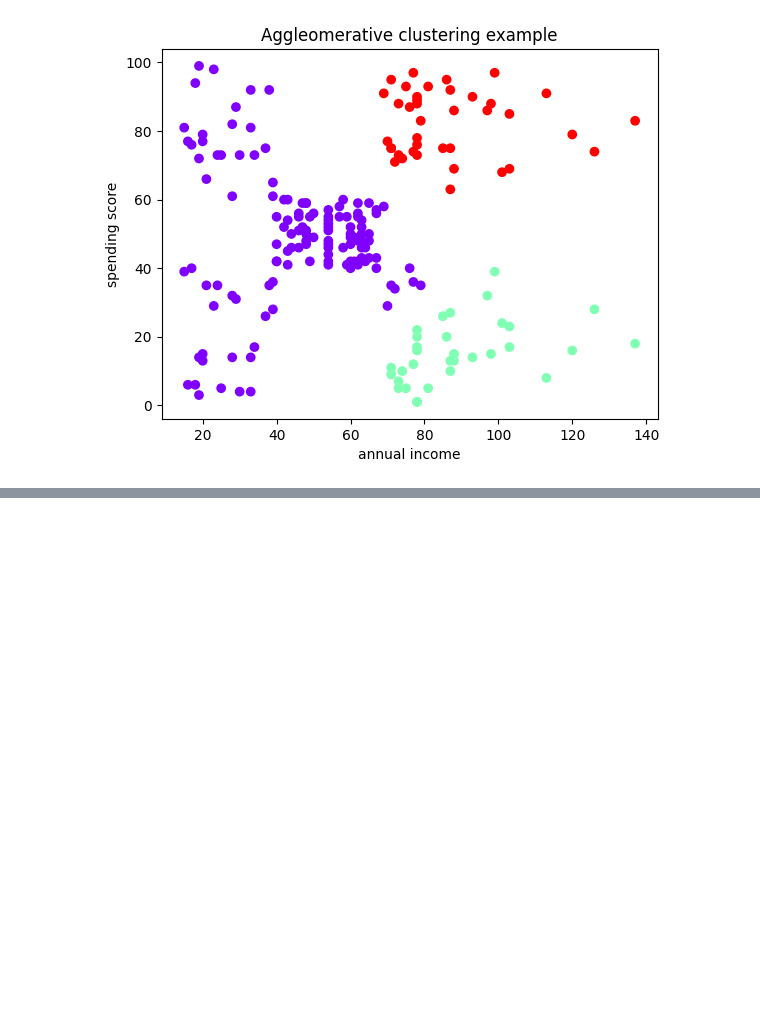
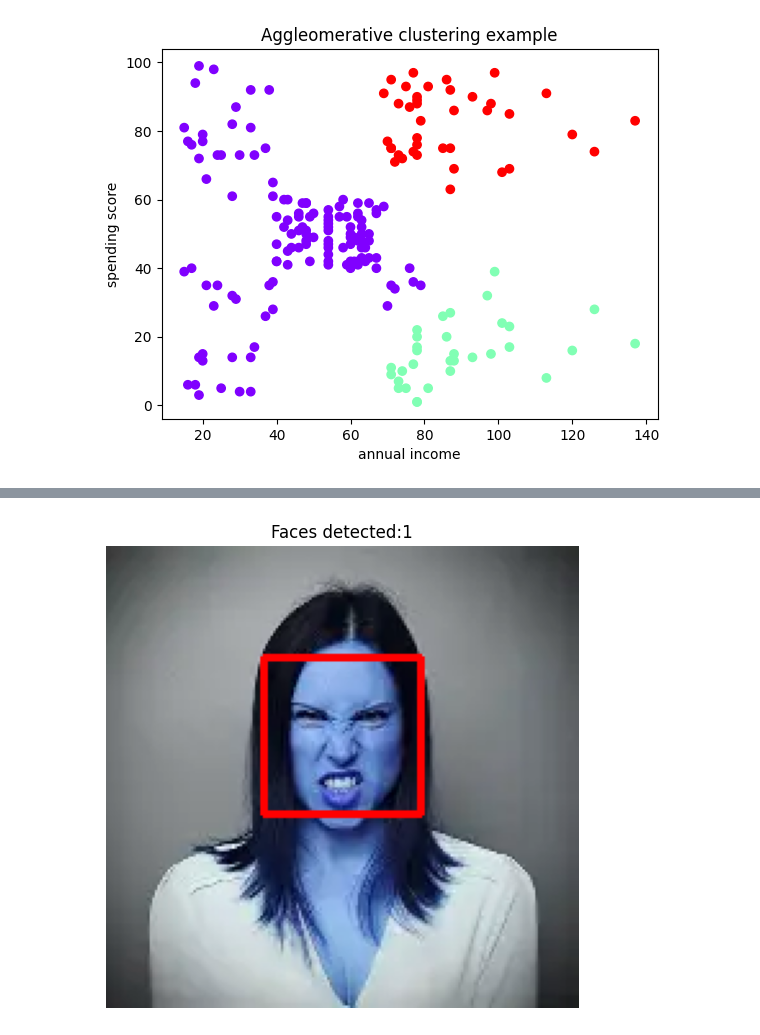
Before and after one commit to yaminiparmesh/LINEAR-REGRESSION, a Jupyter notebook: LinearRegression.ipynb, the cells around one changed output, grey strips where cells are left out. Saved outputs shown, nothing was run; the diff lists cells and outputs as text; code cells hidden in the pictures; blank space fills up the shorter version.

```diff
--- a/LinearRegression.ipynb
+++ b/LinearRegression.ipynb
@@ -204,0 +236,3 @@ plt.show()
+# %%
+image_file='/content/OIP (5).webp'
+image=cv2.imread(image_file)
@@ -204,0 +260,8 @@ plt.show()
+# %%
+plt.figure(figsize=(8,6))
+plt.imshow(image)
+plt.title(f'Faces detected:{len(faces)}')
+plt.axis('off')
+plt.show()
+# %% [output]
+[figure, added]
```
Also changed, not shown: parts of 13 cells of this notebook.
